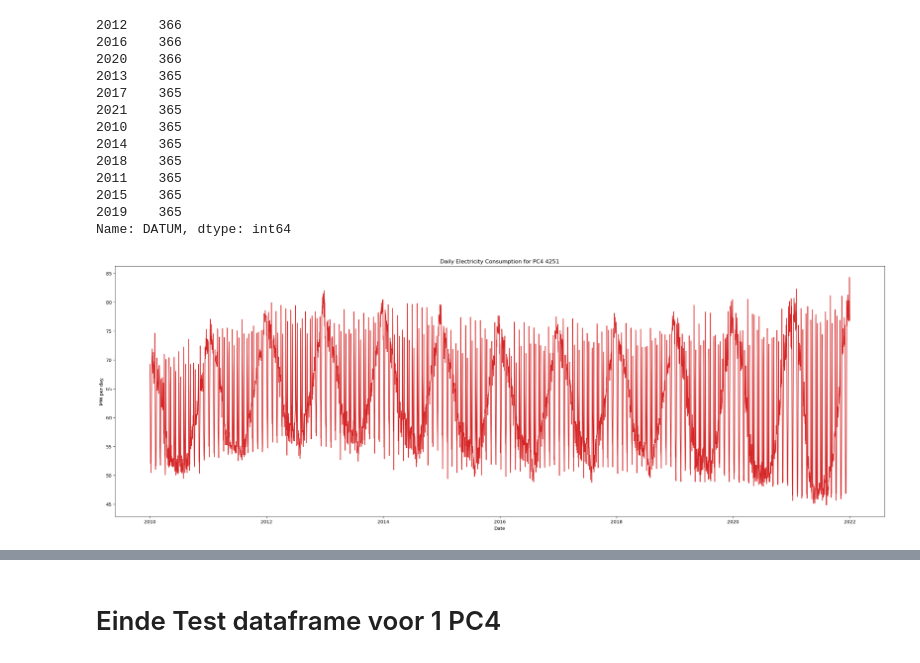
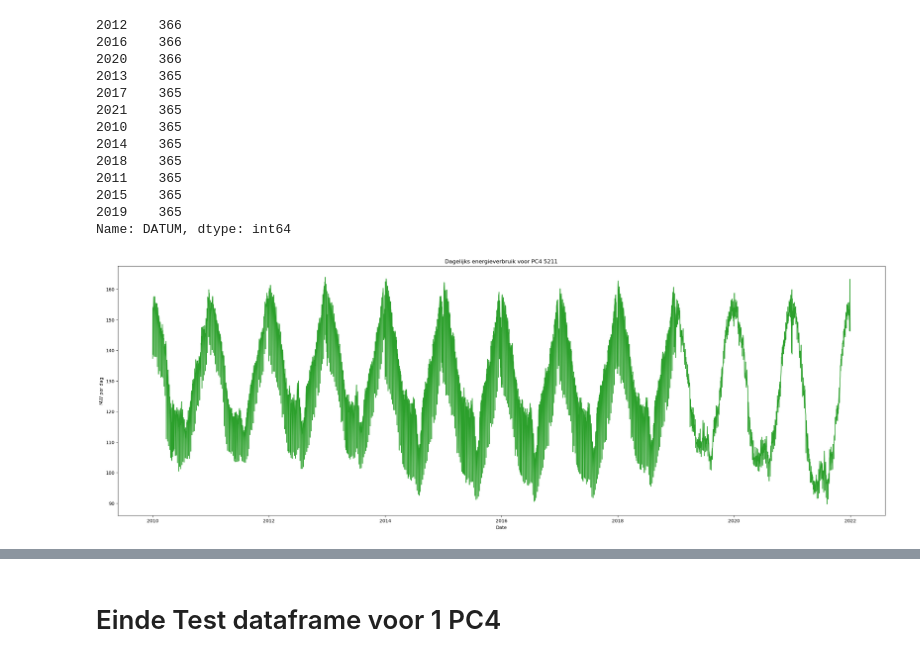
Before and after one commit to processminery/jads_enexis, a Jupyter notebook: notebooks/Kleinverbruik x NEDU.ipynb, the cells around one changed output, grey strips where cells are left out. Drawn from its saved outputs; the diff is of its cells as text; code cells hidden in the pictures.

Commit message:
Update nav fiks NEDU profielen

```diff
--- a/notebooks/Kleinverbruik x NEDU.ipynb
+++ b/notebooks/Kleinverbruik x NEDU.ipynb
@@ -61,7 +56,7 @@ array([25.  , 10.  , 34.  , ..., 71.81, 71.08, 78.39])
 # %%
 provincie_limburg = ['61', '62', '63', '64']
 provincie_brabant = ['42', '46', '47', '48', '49', '50', '51', '52', '53', '44', '55', '56', '57', '58', '60', '97']
-profiel_E1 = ['1X25', '1x25', '3X25', '3x25', '1X20','1x20'] # de rest is profiel E2
+profiel_E1 = ['1X25','3X25', '1X20', '1x25', '3x25', '1x20'] # de rest is profiel E2
 
 # Voeg in de kleinverbruikgegevens, het bijpassende profiel voor de soort aansluiting toe
 def vervang_door_profiel(aansluiting, postcode, percentage):
@@ -165,8 +160,7 @@ df_verbruik = pd.merge(df_verbruik, df_pc4_res, on=['PC4'], how='left')
 # %%
 # een sample nemen uit de verbruiks data
 # en deze joinen met de df_transform_nedu data
-df_sample = df_verbruik[['RES','PC4','JAAR','SJV_TOTAAL','PROFIEL']][df_verbruik['PC4'] == 4251
-                                                                ]
+df_sample = df_verbruik[['RES','PC4','JAAR','SJV_TOTAAL','PROFIEL']][df_verbruik['PC4'] == 5211]
 df_sample = pd.merge(df_sample, df_transform_nedu, on=['JAAR','PROFIEL'], how='left')
 
 # verbruik per dag berekenen
@@ -202,12 +196,9 @@ df_sample_pc4.index.year.value_counts()
 Name: DATUM, dtype: int64
 # %%
 # Time series plot
-def plot_df(df, x, y, title="", xlabel='Date', ylabel='MW per day', dpi=100):
-    plt.figure(figsize=(30,10), dpi=dpi)
-    plt.plot(x, y, color='tab:red')
-    plt.gca().set(title=title, xlabel=xlabel, ylabel=ylabel)
-    plt.show()
-
-plot_df(df_sample_pc4, x=df_sample_pc4.index, y=df_sample_pc4['VERBRUIK'], title='Daily Electricity Consumption for PC4 4251')
+plt.figure(figsize=(30,10), dpi=100)
+plt.plot(df_sample_pc4.index, df_sample_pc4.VERBRUIK, color='tab:green')
+plt.gca().set(title='Dagelijks energieverbruik voor PC4 5211', xlabel='Date', ylabel='MW per dag')
+plt.show()
 # %% [output]
-[figure, old version]
+[figure, new version]
```
Also changed, not shown: parts of 11 cells of this notebook, 2 other files.
